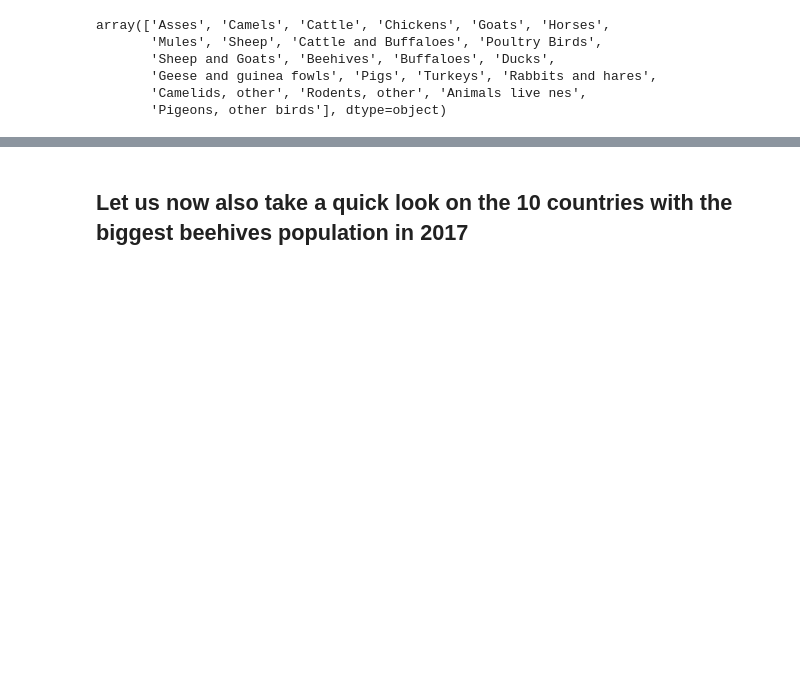
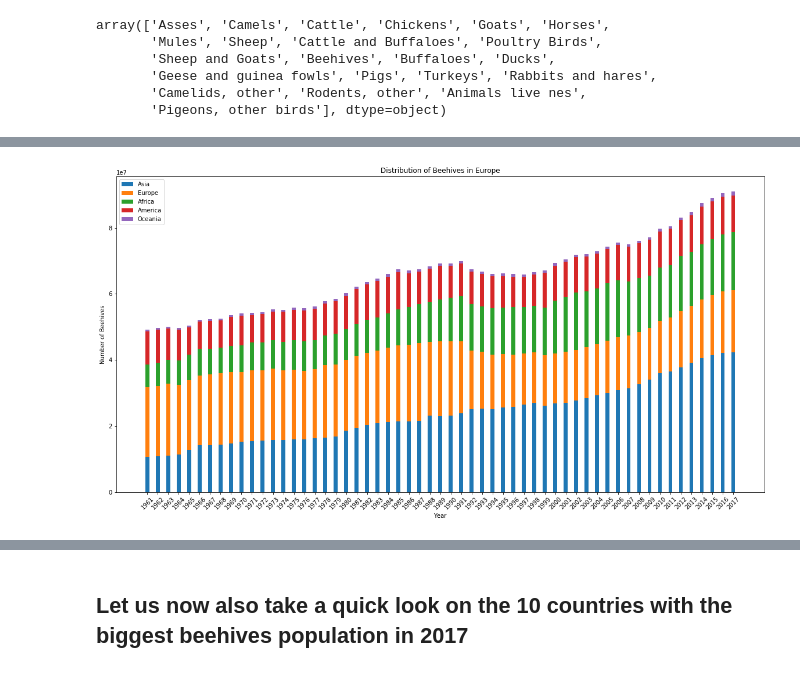
Before and after one commit to caralen/ada-project-faam, a Jupyter notebook: researchBees.ipynb, the cells around one changed output, grey strips where cells are left out. Drawn from its saved outputs; the diff is of its cells as text; code cells hidden in the pictures; blank space fills up the shorter version.

Commit message:
Reordered the story and added EU27 Plot

```diff
--- a/researchBees.ipynb
+++ b/researchBees.ipynb
@@ -61,0 +434,27 @@ Bees are increasing around the world. What about the continents?
+# %%
+N = len(beehives_continents[beehives_continents['Area'] == 'Africa']['Value'])
+africa = np.array(beehives_continents[beehives_continents['Area'] == 'Africa']['Value'])
+europe = np.array(beehives_continents[beehives_continents['Area'] == 'Europe']['Value'])
+america = np.array(beehives_continents[beehives_continents['Area'] == 'Americas']['Value'])
+oceania = np.array(beehives_continents[beehives_continents['Area'] == 'Oceania']['Value'])
+asia = np.array(beehives_continents[beehives_continents['Area'] == 'Asia']['Value'])
+
+ind = np.arange(N)    # the x locations for the groups
+width = 0.35       # the width of the bars: can also be len(x) sequence
+
+plt.figure(figsize=(20,10))
+
+p1 = plt.bar(ind, asia, width)
+p2 = plt.bar(ind, europe, width, bottom=asia)
+p3 = plt.bar(ind, africa, width, bottom=europe+asia)
+p4 = plt.bar(ind, america, width, bottom=asia+europe+africa)
+p5 = plt.bar(ind, oceania, width, bottom=asia+america+europe+africa)
+plt.ylabel('Number of Beehives')
+plt.xlabel('Year')
+plt.title('Distribution of Beehives in Europe')
+plt.xticks(ind, (range(1961, 2018)), rotation=45)
+plt.legend((p1[0], p2[0], p3[0], p4[0], p5[0]), ('Asia', 'Europe', 'Africa', 'America', 'Oceania'))
+
+plt.show()
+# %% [output]
+[figure, added]
```
Also changed, not shown: parts of 130 cells of this notebook, 2 other files.
